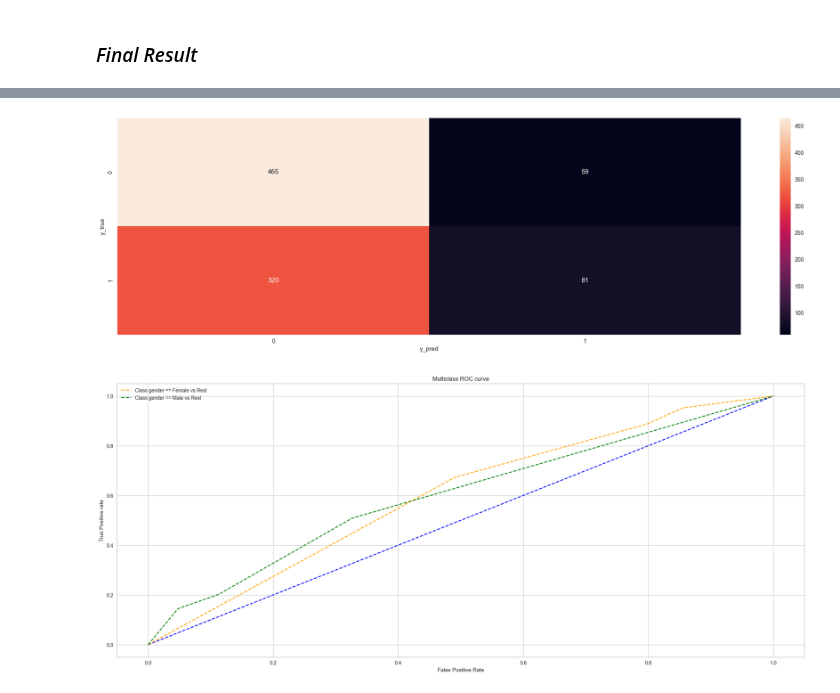
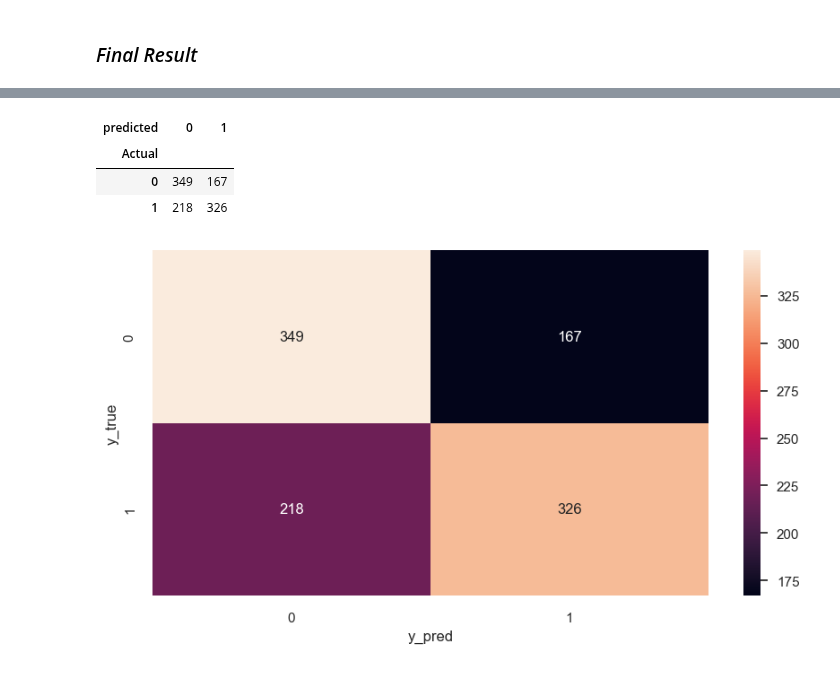
Before and after one commit to omars1234/Insurance_Analysis, a Jupyter notebook: Notebooks/Data_Classification/gender_classification.ipynb, the cells around one changed output, grey strips where cells are left out. Saved outputs shown, nothing was run; the diff lists cells and outputs as text; code cells hidden in the pictures.

Commit message:
re run gender classification model

```diff
--- a/Notebooks/Data_Classification/gender_classification.ipynb
+++ b/Notebooks/Data_Classification/gender_classification.ipynb
@@ -186,7 +213,8 @@ print(best_AdaBoostClassifier)
 space=search_spaces["GradientBoostingClassifier"]
 def hyperparameter_tuning(space):
     clf = GradientBoostingClassifier(**space)
-    acc = cross_val_score(clf, x_train,y_train,scoring="accuracy").mean()
+    clf.fit(x_train,y_train)
+    acc = accuracy_score(y_test,clf.predict(x_test))
     return {"loss": -acc, "status": STATUS_OK}
 
 trials = Trials()
@@ -197,4 +225,3 @@ best_GradientBoostingClassifier = fmin(
     max_evals=10,
     trials=trials
 )
-print(best_GradientBoostingClassifier)
@@ -206,7 +231,8 @@ print(best_GradientBoostingClassifier)
 space=search_spaces["RandomForestClassifier"]
 def hyperparameter_tuning(space):
     clf = RandomForestClassifier(**space)
-    acc = cross_val_score(clf, x_train,y_train,scoring="accuracy").mean()
+    clf.fit(x_train,y_train)
+    acc = accuracy_score(y_test,clf.predict(x_test))
     return {"loss": -acc, "status": STATUS_OK}
 
 trials = Trials()
@@ -217,4 +243,3 @@ best_RandomForestClassifier = fmin(
     max_evals=10,
     trials=trials
 )
-print(best_RandomForestClassifier)
@@ -226,7 +249,8 @@ print(best_RandomForestClassifier)
 space=search_spaces["XGBRFClassifier"]
 def hyperparameter_tuning(space):
     clf = XGBRFClassifier(**space)
-    acc = cross_val_score(clf, x_train,y_train,scoring="accuracy").mean()
+    clf.fit(x_train,y_train)
+    acc = accuracy_score(y_test,clf.predict(x_test))
     return {"loss": -acc, "status": STATUS_OK}
 
 trials = Trials()
@@ -237,4 +261,3 @@ best_XGBRFClassifier = fmin(
     max_evals=10,
     trials=trials
 )
-print(best_XGBRFClassifier)
@@ -274,0 +401,5 @@ pd.DataFrame(confusion_matrix(y_test, predicted),columns=col_names,index=index_n
+# %%
+np.random.seed(42)
+clf=GradientBoostingClassifier()
+clf.fit(x_train,y_train)
+predicted=clf.predict(x_test)
@@ -275,43 +417,15 @@ pd.DataFrame(confusion_matrix(y_test, predicted),columns=col_names,index=index_n
+# %%
+pd.crosstab(y_test,predicted,rownames=["Actual"],colnames=["predicted"])
+# %% [output]
+| predicted | 0 | 1 |
+| Actual |  |  |
+| 0 | 349 | 167 |
+| 1 | 218 | 326 |
 # %%
-matplotlib.rcParams["figure.figsize"]=(25,7)
+matplotlib.rcParams["figure.figsize"]=(10,5)
 sns.heatmap(confusion_matrix(y_test,predicted),annot = True,linecolor = "red", fmt = ".0f")
 plt.xlabel("y_pred")
 plt.ylabel("y_true");
+plt.savefig('C:/Users/Omar/Desktop/Omar_Files/Python_Analysis/Auto_Insurance/outcomes/confusionMatrixGraphs/gender_confusion_matrixPlot.png',dpi=500);
 # %% [output]
-[figure, old version]
+[figure, new version]
-# %%
-from sklearn.multiclass import OneVsRestClassifier
-matplotlib.rcParams["figure.figsize"]=(25,10)
-clf = OneVsRestClassifier( XGBRFClassifier(**best_XGBRFClassifier)).fit(x_train,y_train)
-
-
-clf.fit(x_train, y_train)
-pred = clf.predict(x_test)
-pred_prob = clf.predict_proba(x_test)
-
-# roc curve for classes
-fpr = {}
-tpr = {}
-thresh ={}
-
-n_class = 2
-
-
-random_probs = [0 for i in range(len(y_test))]
-p_fpr, p_tpr, _ = roc_curve(y_test, random_probs, pos_label=1)
-for i in range(n_class):
-    fpr[i], tpr[i], thresh[i] = roc_curve(y_test, pred_prob[:,i], pos_label=i)
-
-# plotting
-plt.plot(p_fpr, p_tpr, linestyle='--', color='blue')
-plt.plot(fpr[0], tpr[0], linestyle='--',color='orange', label='Class gender == Female vs Rest')
-plt.plot(fpr[1], tpr[1], linestyle='--',color='green', label='Class gender == Male vs Rest')
-
-
-plt.title('Multiclass ROC curve')
-plt.xlabel('False Positive Rate')
-plt.ylabel('True Positive rate')
-plt.legend(loc='best')
-plt.savefig('C:/Users/Omar/Desktop/Omar_Files/Python_Analysis/Auto_Insurance/outcomes/MulticlassROCGraphs/gender_MulticlassROCGraphs.png',dpi=500);
-# %% [output]
-[figure, removed]
```
Also changed, not shown: parts of 32 cells of this notebook, 22 other files.
